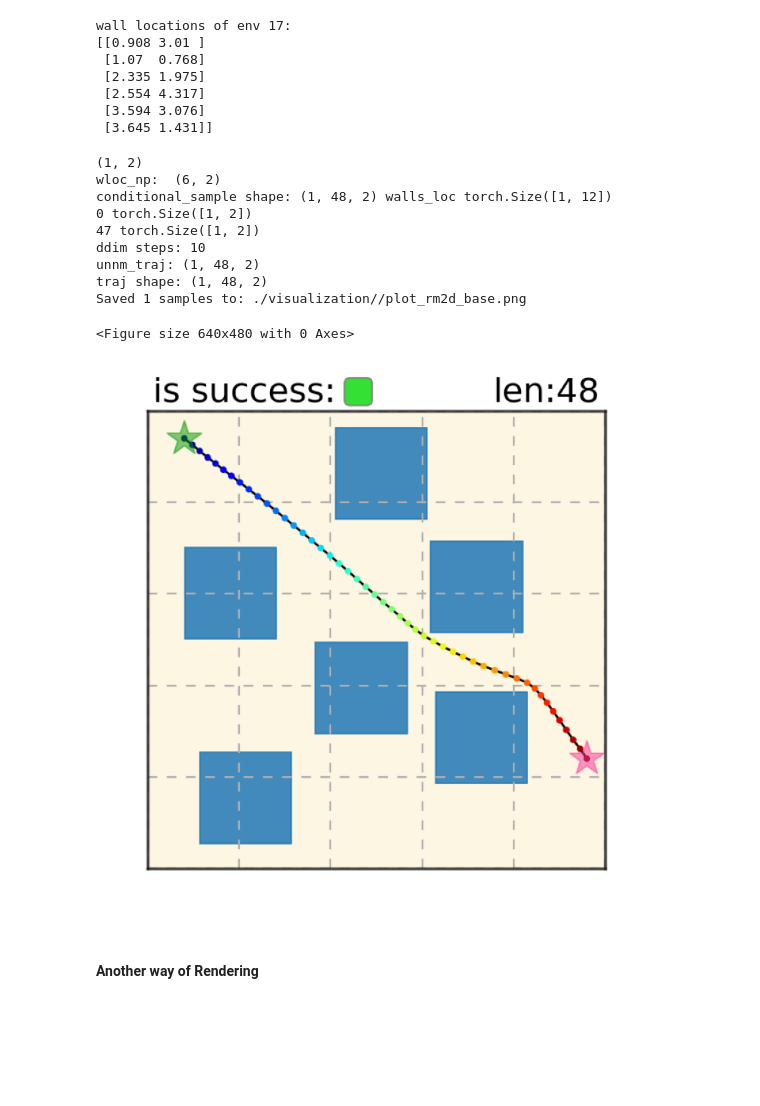
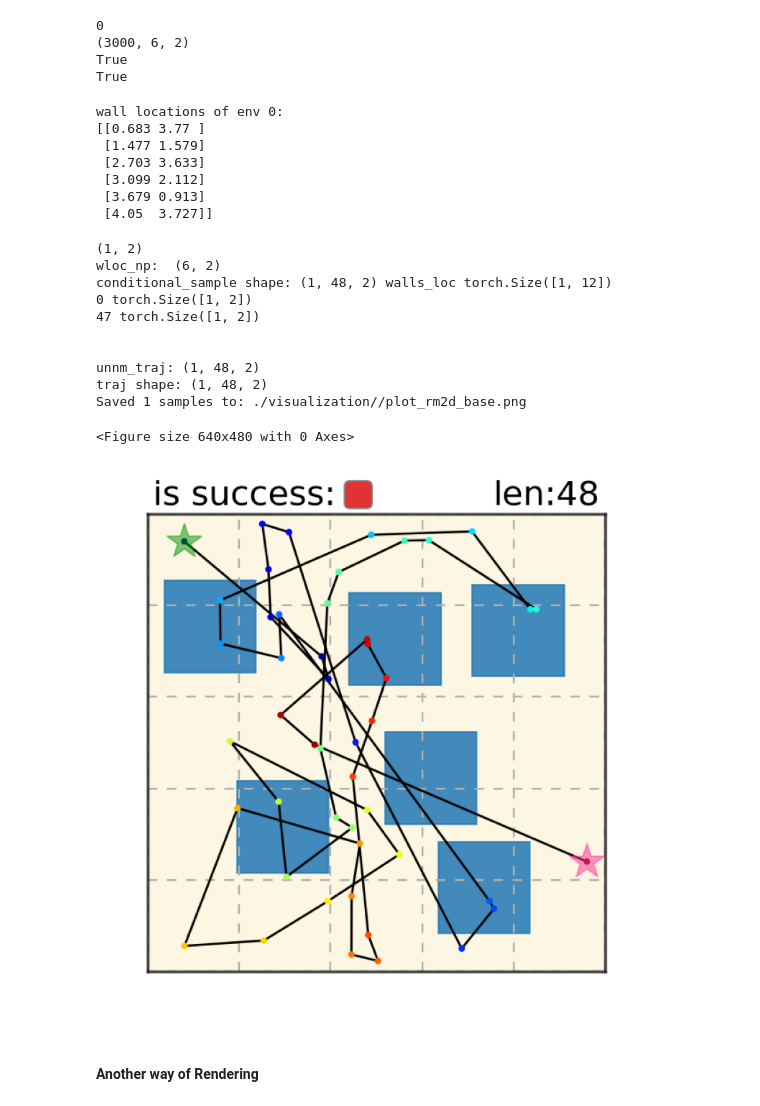
Before and after one commit to YankunWEI/potential-motion-plan-release, a Jupyter notebook: examples/eval_rm2d_base.ipynb, the cells around one changed output. Saved outputs shown, nothing was run; the diff lists cells and outputs as text; code cells hidden in the pictures; blank space fills up the shorter version.

```diff
--- a/examples/eval_rm2d_base.ipynb
+++ b/examples/eval_rm2d_base.ipynb
@@ -21,7 +21,8 @@ from diffuser.utils.jupyter_utils import suppress_stdout
 
 ## You need to download 'maze2d-static1-base' from OneDrive Link in README.md to launch
 class Parser(utils.Parser):
-    config: str = "config/rm2d/rSmaze_nw6_hExt05_exp.py"
+    config: str = "config/rm2d/rSmaze_training_test.py"
+    # config: str = "config/rm2d/rSmaze_nw6_hExt05_exp.py"
 
 #---------------------------------- setup ----------------------------------#
 
@@ -30,7 +31,7 @@ args_train = Parser().parse_args('diffusion', from_jupyter=True)
 args = Parser().parse_args('plan', from_jupyter=True)
 
 args.savepath = None # osp.join(args.savepath, sub_dir)
-args.load_unseen_maze = True
+args.load_unseen_maze = False
 
 ## load dataset here, dataset is a string: name of the env
 print('args.dataset', type(args.dataset), args.dataset)
@@ -38,7 +39,7 @@ print('args.dataset_eval', type(args.dataset_eval), args.dataset_eval)
 use_normed_wallLoc = args_train.dataset_config.get('use_normed_wallLoc', False)
 
 ## use the trained env or eval env
-load_unseen_maze = True # args.load_unseen_maze # True False
+load_unseen_maze = False # args.load_unseen_maze # True False
 with suppress_stdout():
     #---------------------------------- loading ----------------------------------#
     from pb_diff_envs.environment.static.maze2d_rand_wgrp_43 import RandRectangleGroup_43
@@ -70,5 +71,15 @@ module <module 'rSmaze_nw6_hExt05_exp' from '/home/hongli/YankunWEI/potential-mo
 args.dataset <class 'str'> randSmaze2d-ng3ks25k-ms55nw6-hExt05-v0
 args.dataset_eval <class 'str'> randSmaze2d-ng3ks25k-ms55nw6-hExt05-eval-v0
+# %%
+print(diffusion_experiment.epoch)
+print(train_env_list.wallLoc_list.shape)
+print(args_train.predict_gradient)
+print(args_train.use_model_based_diffusion)
+# %% [output]
+0
+(3000, 6, 2)
+True
+True
 # %%
 from diffuser.utils.rm2d_render import RandStaticMazeRenderer
 import imageio
@@ -77,7 +88,7 @@ np.set_printoptions(precision=3)
 # wloc_source = 'from_env'
 wloc_source = 'from_env'
 if wloc_source == 'from_env':
-    env_id = 17
+    env_id = 0
     wloc = train_env_list.wallLoc_list[env_id]
     print(f'wall locations of env {env_id}:')
     print(train_env_list.wallLoc_list[env_id])
@@ -94,17 +105,17 @@ elif wloc_source == 'user_input':
     ## wall size must be fixed
     train_env_list.create_env_by_pos(env_id, wloc, train_env_list.hExt_list[env_id])
 # %% [output]
-wall locations of env 17:
-[[0.908 3.01 ]
- [1.07  0.768]
- [2.335 1.975]
- [2.554 4.317]
- [3.594 3.076]
- [3.645 1.431]]
+wall locations of env 0:
+[[0.683 3.77 ]
+ [1.477 1.579]
+ [2.703 3.633]
+ [3.099 2.112]
+ [3.679 0.913]
+ [4.05  3.727]]
 # %%
 diffusion: GaussianDiffusionPB
 bs = 1
-policy = Policy(diffusion, train_normalizer, use_ddim=True)
+policy = Policy(diffusion, train_normalizer, use_ddim=False)
 
 
 ## choose a start and goal position
@@ -116,34 +127,35 @@ wloc_np = wloc # wloc in numpy
 
 wloc_tensor = utils.to_torch(wloc_np).reshape(1, -1).repeat( (bs, 1) )
 print( f'wloc_np: ', wloc_np.shape )
 
 cond = {0: start,
         47: goal}
 
 samples = policy(cond, batch_size=-1, wall_locations=wloc_tensor, use_normed_wallLoc=use_normed_wallLoc, return_diffusion=True)
 
 unnm_traj = samples[1].observations
 print(f'unnm_traj: {unnm_traj.shape}')
 
 
 root_dir = './visualization/'
 print('traj shape:', unnm_traj.shape)
 rd = RandStaticMazeRenderer(train_env_list)
 tmp_path = f'{root_dir}/plot_rm2d_base.png'
 img = rd.composite( tmp_path, unnm_traj,  np.array([env_id]))
 img = imageio.imread(tmp_path)
 utils.plt_img(img)
 # %% [output]
 (1, 2)
 wloc_np:  (6, 2)
 conditional_sample shape: (1, 48, 2) walls_loc torch.Size([1, 12])
 0 torch.Size([1, 2])
 47 torch.Size([1, 2])
-ddim steps: 10
+
+
 unnm_traj: (1, 48, 2)
 traj shape: (1, 48, 2)
 Saved 1 samples to: ./visualization//plot_rm2d_base.png
 <Figure size 640x480 with 0 Axes>
-[figure, old version]
+[figure, new version]
 # %% [markdown]
 #### Another way of Rendering
```
Also changed, not shown: parts of 4 cells of this notebook, 4 other files.
